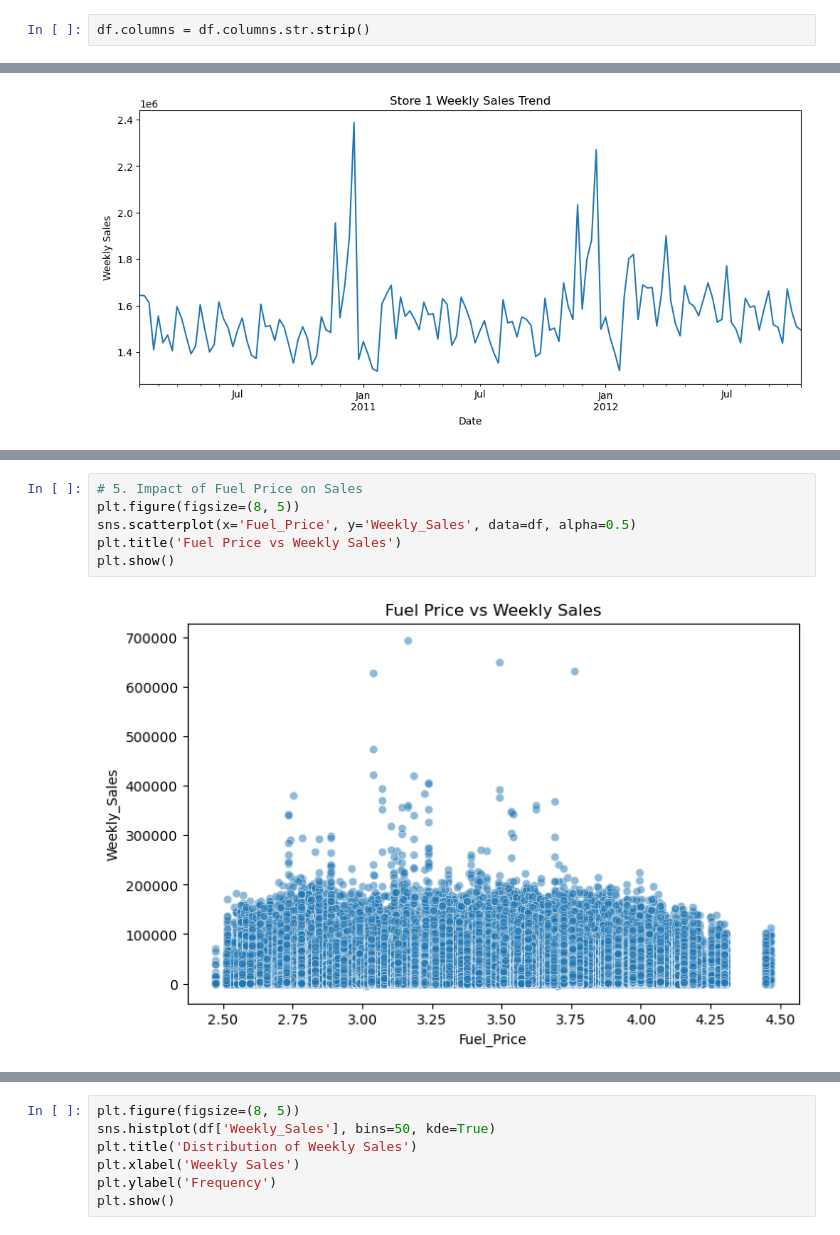
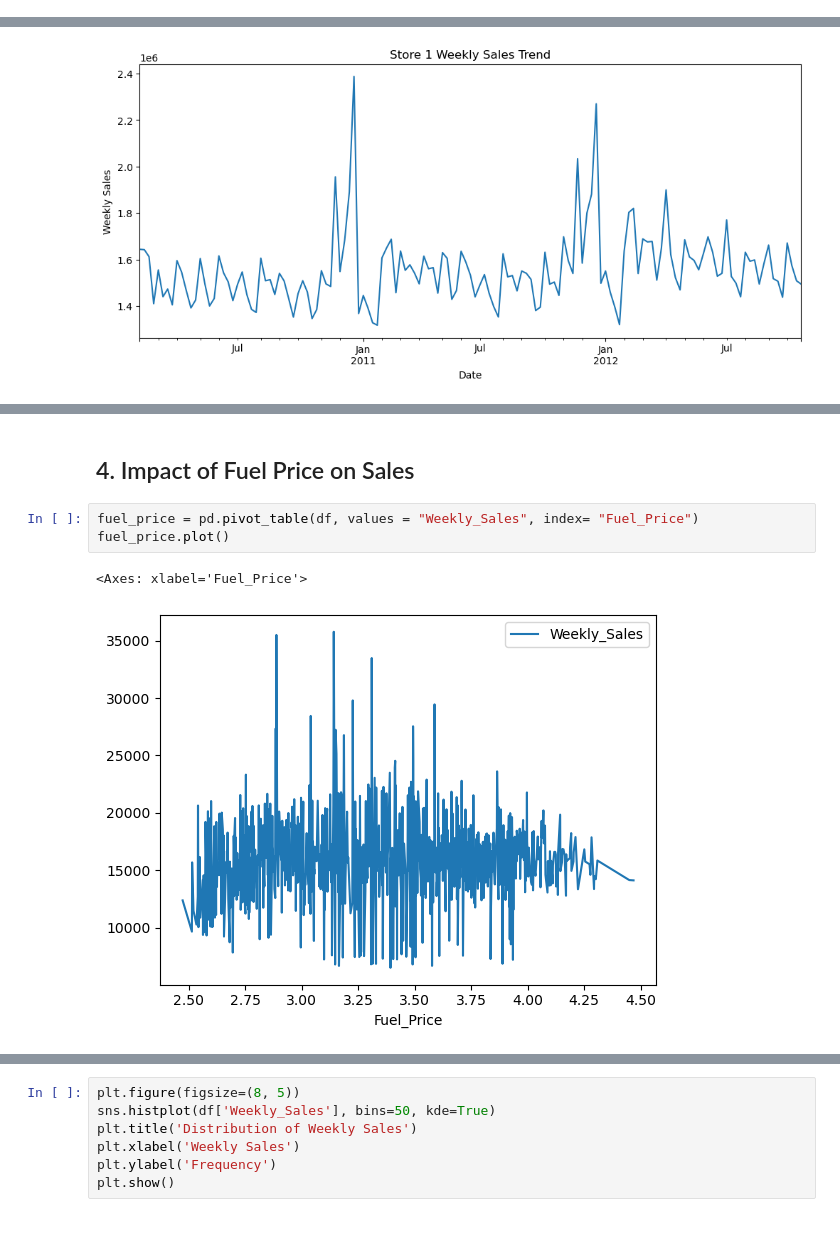
Before and after one commit to GARGI-GHORAI/soil-pollution-diseases, a Jupyter notebook: Walmart Sales Prediction (2).ipynb, the cells around one changed output, grey strips where cells are left out. Drawn from its saved outputs; the diff is of its cells as text.

```diff
--- a/Walmart Sales Prediction (2).ipynb
+++ b/Walmart Sales Prediction (2).ipynb
@@ -168,8 +207,6 @@ plt.ylabel('Weekly Sales')
 plt.show()
 # %% [output]
 [figure]
-# %%
-df.columns = df.columns.str.strip()
 # %%
 # Impact of holidays
 plt.figure(figsize=(6, 4))
@@ -233,8 +260,8 @@ plt.show()
-# %%
-# 5. Impact of Fuel Price on Sales
-plt.figure(figsize=(8, 5))
-sns.scatterplot(x='Fuel_Price', y='Weekly_Sales', data=df, alpha=0.5)
-plt.title('Fuel Price vs Weekly Sales')
-plt.show()
-# %% [output]
-[figure, removed]
+# %% [markdown]
+## 4. Impact of Fuel Price on Sales
+# %%
+fuel_price = pd.pivot_table(df, values = "Weekly_Sales", index= "Fuel_Price")
+fuel_price.plot()
+# %% [output]
+<Axes: xlabel='Fuel_Price'>
+[figure, added]
```
Also changed, not shown: parts of 53 cells of this notebook.
